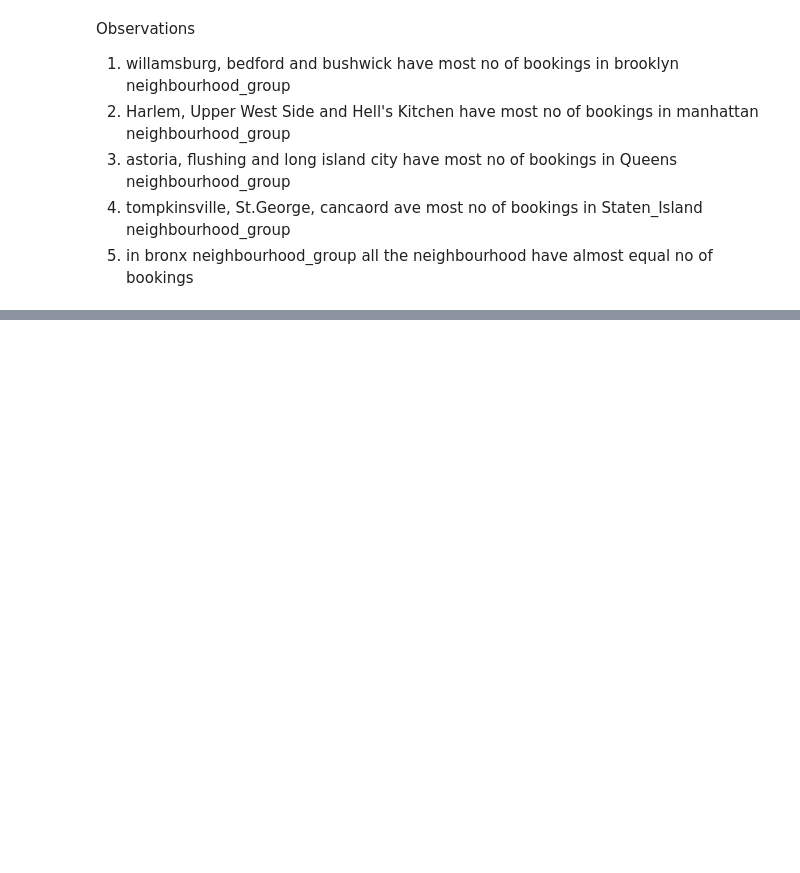
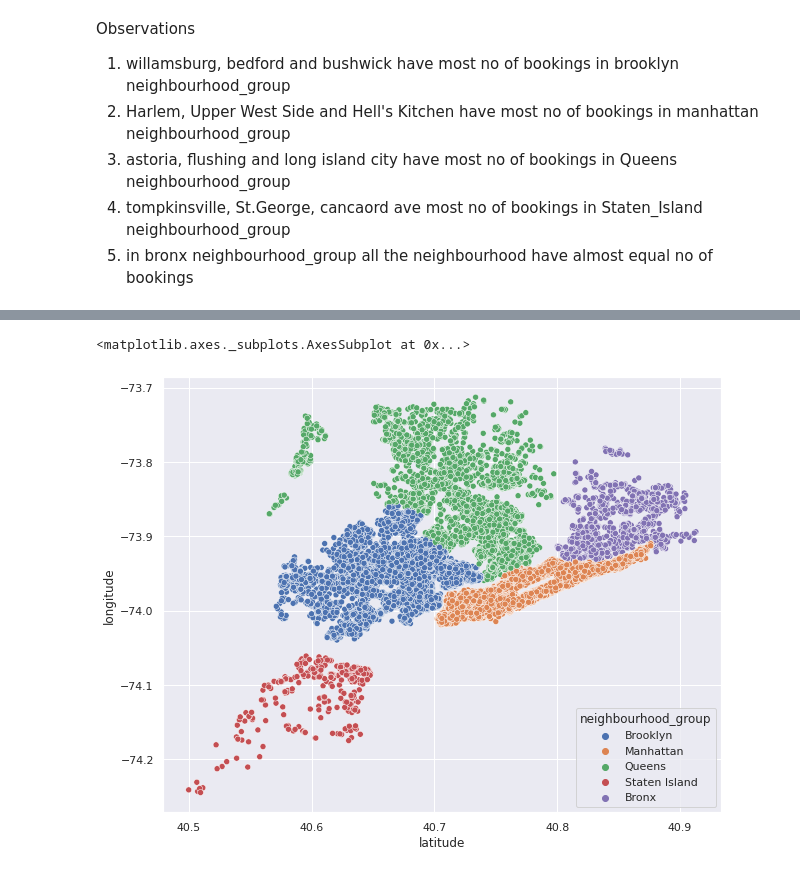
Before and after one commit to wharshal11/AirBnB-Booking-Analysis, a Jupyter notebook: Project_of_Airbnb_Bookings_Analysis_Capstone_Project.ipynb, the cells around one changed output, grey strips where cells are left out. Saved outputs shown, nothing was run; the diff lists cells and outputs as text; code cells hidden in the pictures; blank space fills up the shorter version.

```diff
--- a/Project_of_Airbnb_Bookings_Analysis_Capstone_Project.ipynb
+++ b/Project_of_Airbnb_Bookings_Analysis_Capstone_Project.ipynb
@@ -254,0 +283,7 @@ Observations
+# %%
+# Pointing the latitude and longitude on graph through scattering plot
+plt.figure(figsize=(10,8))
+sns.scatterplot(df.latitude,df.longitude, hue='neighbourhood_group', data=df)
+# %% [output]
+<matplotlib.axes._subplots.AxesSubplot at 0x...>
+[figure, added]
```
Also changed, not shown: parts of 14 cells of this notebook.
